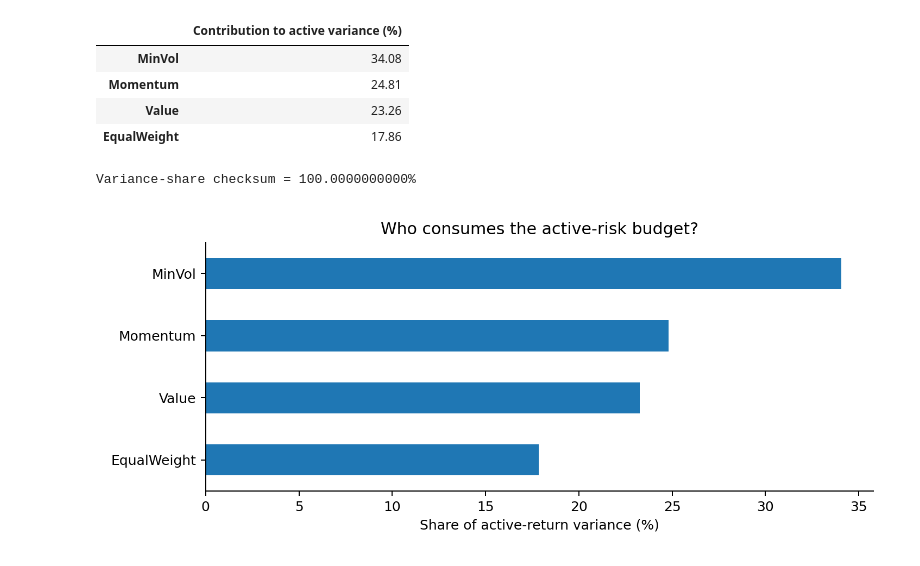
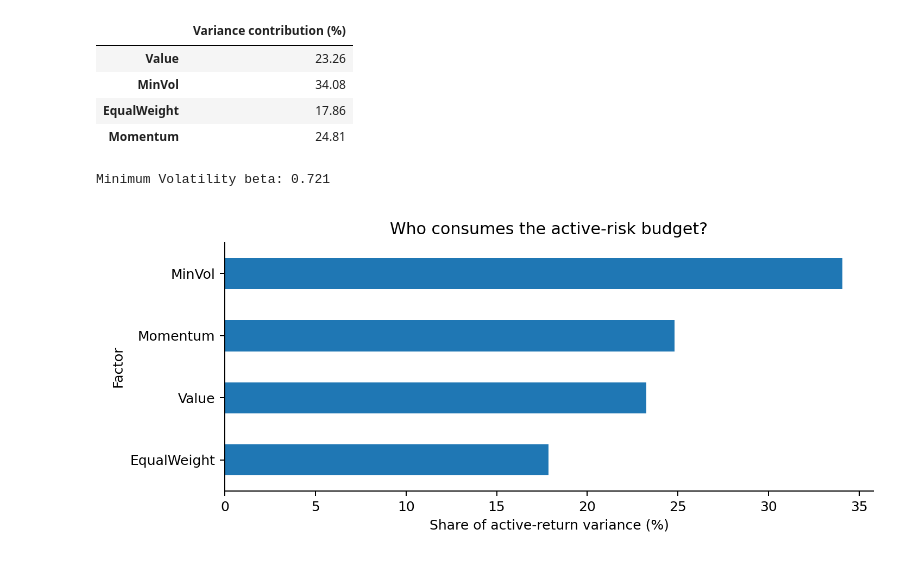
Before and after one commit to Prolead1/goldman2, a Jupyter notebook: notebooks/part5-portfolio-analytics.ipynb, the cells around one changed output. Drawn from its saved outputs; the diff is of its cells as text; code cells hidden in the pictures.

```diff
--- a/notebooks/part5-portfolio-analytics.ipynb
+++ b/notebooks/part5-portfolio-analytics.ipynb
@@ -136,13 +167,12 @@ For equal weights, the variance identity is `Var(a_blend) = 1/4 × Σ Cov(a_blen
 # %%
-shares = pd.Series(result['variance_contributions']).mul(100).sort_values(ascending=False)
-display(shares.to_frame('Contribution to active variance (%)').style.format('{:.2f}'))
-print(f'Variance-share checksum = {shares.sum():.10f}%')
-display(Image(filename=str(OUT / '5f_tracking_error_decomposition.png')))
+display(pd.Series(result['variance_contributions']).mul(100).to_frame('Variance contribution (%)').round(2))
+print('Minimum Volatility beta:',round(result['minvol_beta'],3))
+display(Image(filename=str(OUT/'5f_tracking_error_decomposition.png')))
 # %% [output]
-|  | Contribution to active variance (%) |
+|  | Variance contribution (%) |
+| Value | 23.26 |
 | MinVol | 34.08 |
+| EqualWeight | 17.86 |
 | Momentum | 24.81 |
-| Value | 23.26 |
-| EqualWeight | 17.86 |
-Variance-share checksum = 100.0000000000%
+Minimum Volatility beta: 0.721
-[figure, old version]
+[figure, new version]
```
Also changed, not shown: parts of 28 cells of this notebook, 11 other files.
